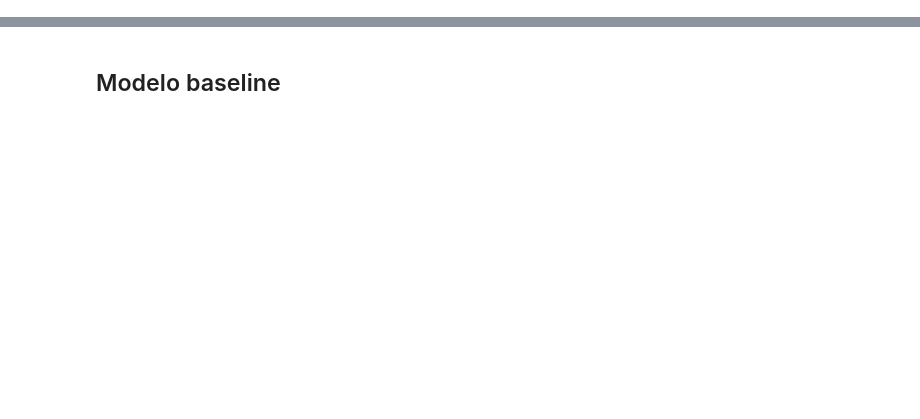
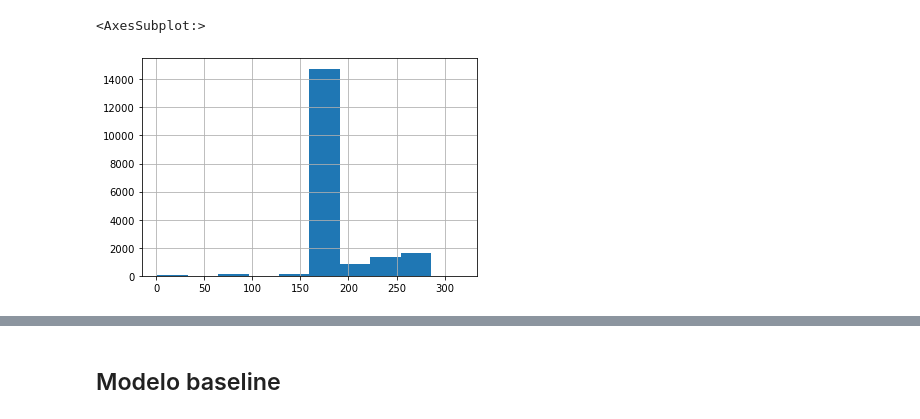
Before and after one commit to jeramirez94/Capacitacion-DataTranslator, a Jupyter notebook: Proyecto Final/Proyecto final.ipynb, the cells around one changed output, grey strips where cells are left out. Cells and saved outputs as stored; diff of their text form; code cells hidden in the pictures; blank space fills up the shorter version.

```diff
--- a/Proyecto Final/Proyecto final.ipynb
+++ b/Proyecto Final/Proyecto final.ipynb
@@ -90 +88,6 @@ tieneDefecto          0
 dtype: int64
+# %%
+df.Mw_PowerOn.hist()
+# %% [output]
+<AxesSubplot:>
+[figure, added]
```
Also changed, not shown: parts of 43 cells of this notebook, 2 other files.
